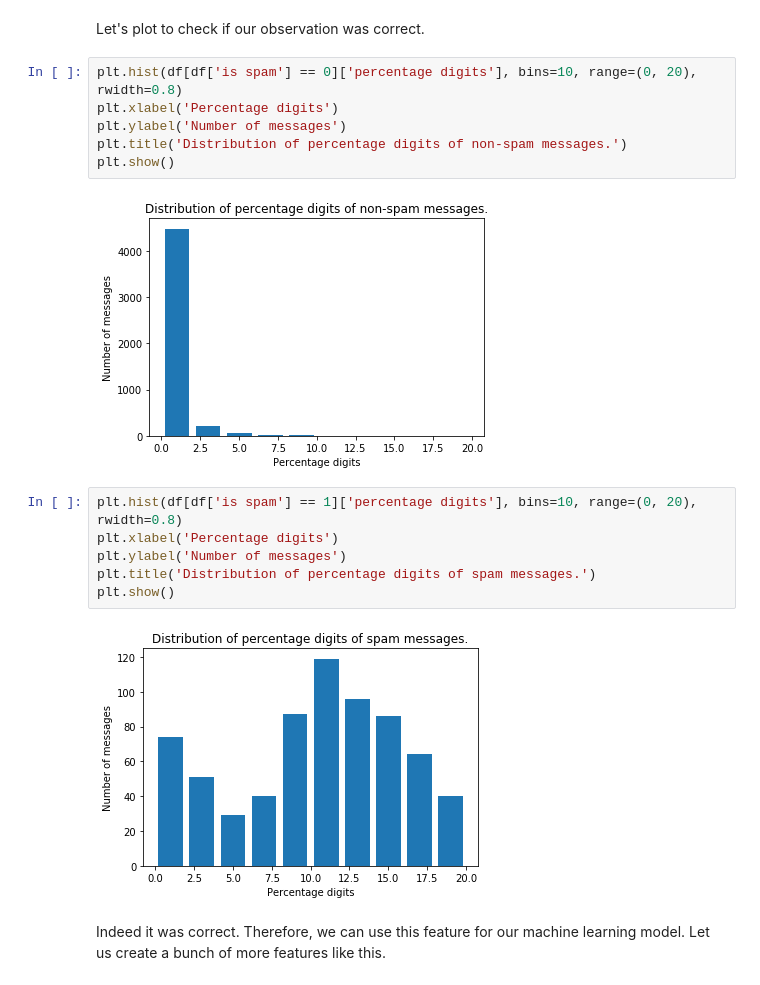
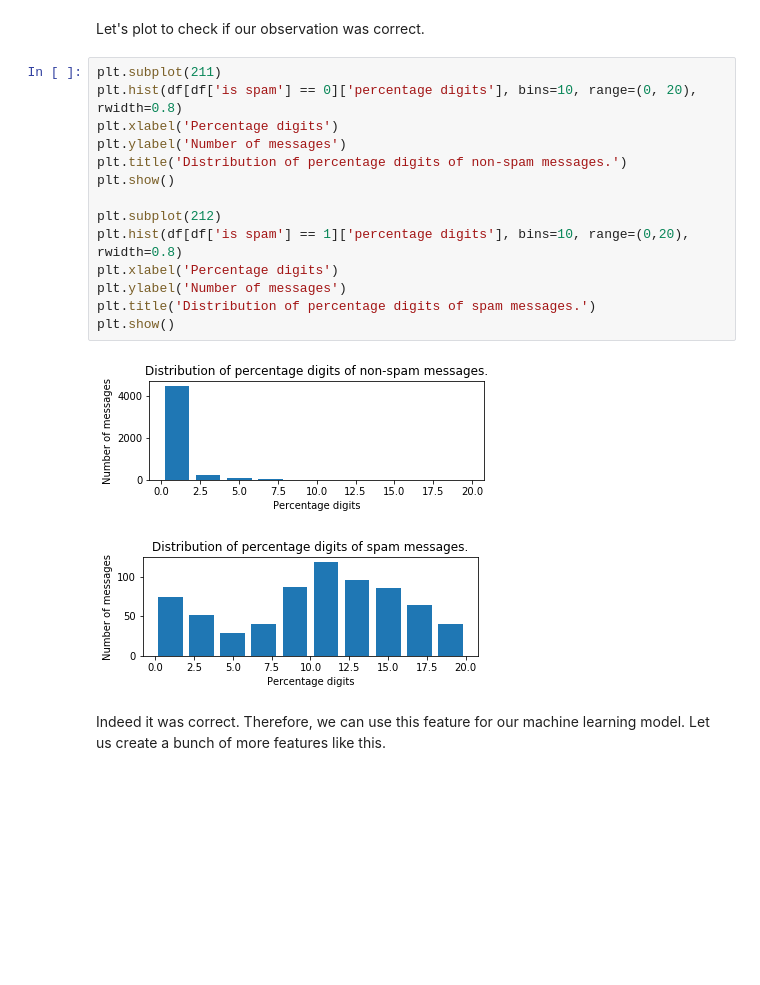
Before and after one commit to ak-17/mlss18-assignment2, a Jupyter notebook: Assingment 2.ipynb, the cells around one changed output. Cells and saved outputs as stored; diff of their text form; blank space fills up the shorter version.

```diff
--- a/Assingment 2.ipynb
+++ b/Assingment 2.ipynb
@@ -120,21 +120,22 @@ df.head()
 # %% [markdown]
 Let's plot to check if our observation was correct.
 # %%
+plt.subplot(211)
 plt.hist(df[df['is spam'] == 0]['percentage digits'], bins=10, range=(0, 20), rwidth=0.8)
 plt.xlabel('Percentage digits')
 plt.ylabel('Number of messages')
 plt.title('Distribution of percentage digits of non-spam messages.')
 plt.show()
+
+plt.subplot(212)
+plt.hist(df[df['is spam'] == 1]['percentage digits'], bins=10, range=(0,20), rwidth=0.8)
+plt.xlabel('Percentage digits')
+plt.ylabel('Number of messages')
+plt.title('Distribution of percentage digits of spam messages.')
+plt.show()
 # %% [output]
-[figure, old version]
+[figure, new version]
+[figure, added]
-# %%
-plt.hist(df[df['is spam'] == 1]['percentage digits'], bins=10, range=(0, 20), rwidth=0.8)
-plt.xlabel('Percentage digits')
-plt.ylabel('Number of messages')
-plt.title('Distribution of percentage digits of spam messages.')
-plt.show()
-# %% [output]
-[figure, removed]
 # %% [markdown]
 Indeed it was correct. Therefore, we can use this feature for our machine learning model. Let us create a bunch of more features like this.
 # %% [markdown]
```
Also changed, not shown: parts of 10 cells of this notebook.
